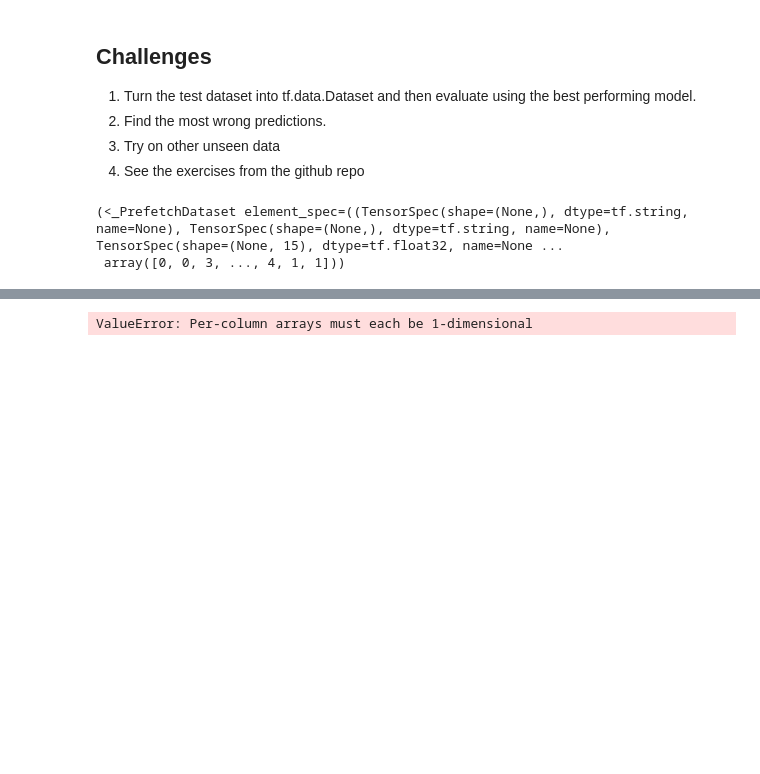
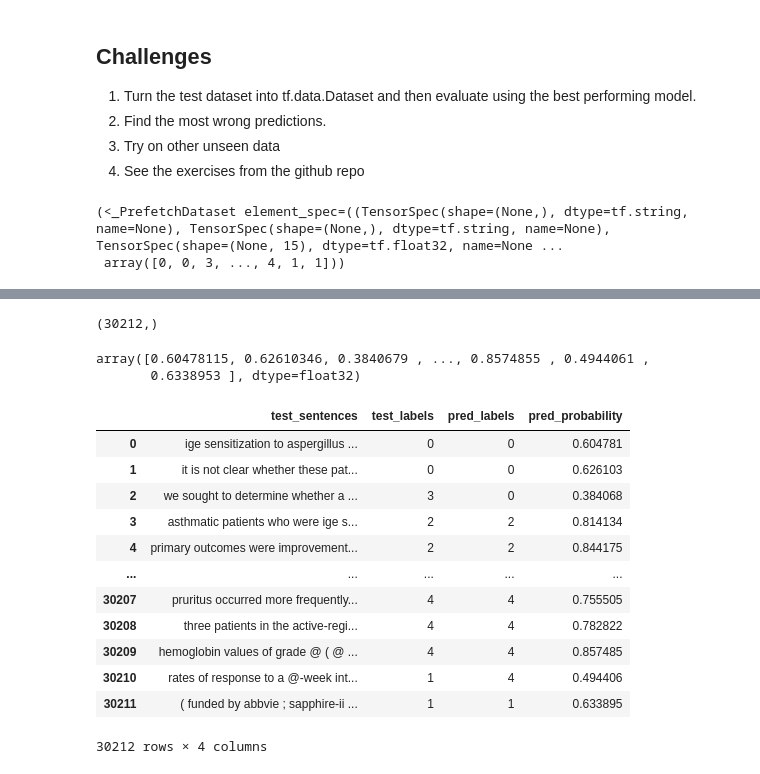
Before and after one commit to klsharma22/TensorflowCertifcationCourse, a Jupyter notebook: Milestone Projects/09_milestone_project_2_Skim_Lit.ipynb, the cells around one changed output, grey strips where cells are left out. Saved outputs shown, nothing was run; the diff lists cells and outputs as text; code cells hidden in the pictures; blank space fills up the shorter version.

Commit message:
Used the model on unseen data

```diff
--- a/Milestone Projects/09_milestone_project_2_Skim_Lit.ipynb
+++ b/Milestone Projects/09_milestone_project_2_Skim_Lit.ipynb
@@ -628,7 +628,7 @@ train_sentences[:5]
 # %%
 # Make a function which splits the sentence
 def split_chars(text):
-  return " ".join(list(text))
+  return " ".join(list(text.strip().lower()))
 # %%
 # Split data into character level
 train_chars = [split_chars(sentence) for sentence in train_sentences]
@@ -1201,15 +1201,35 @@ loaded_model_test_pred[:10]
 <tf.Tensor: shape=(10,), dtype=int64, numpy=array([0, 0, 0, 2, 2, 2, 4, 4, 4, 1])>
+# %%
+loaded_model_test_pred.numpy()
+# %% [output]
+(30212,)
 # %%
-loaded_model_preds = tf.reduce_max(loaded_model_test_probs, axis= 1)
+loaded_model_test_probs = tf.reduce_max(loaded_model_test_probs, axis= 1)
+loaded_model_test_probs.numpy()
+# %% [output]
+array([0.60478115, 0.62610346, 0.3840679 , ..., 0.8574855 , 0.4944061 ,
+       0.6338953 ], dtype=float32)
 # %%
 # Creating a dataframe to analyse
 test_pred_analysis = pd.DataFrame({
     'test_sentences': test_sentences,
     'test_labels': test_labels_encoded,
-    'pred_labels': loaded_model_test_pred,
-    'pred_probability': loaded_model_test_probs
+    'pred_labels': loaded_model_test_pred.numpy(),
+    'pred_probability': loaded_model_test_probs.numpy()
 })
 
 test_pred_analysis
 # %% [output]
+|  | test_sentences | test_labels | pred_labels | pred_probability |
+| 0 | ige sensitization to aspergillus ... | 0 | 0 | 0.604781 |
+| 1 | it is not clear whether these pat... | 0 | 0 | 0.626103 |
+| 2 | we sought to determine whether a ... | 3 | 0 | 0.384068 |
+| 3 | asthmatic patients who were ige s... | 2 | 2 | 0.814134 |
+| 4 | primary outcomes were improvement... | 2 | 2 | 0.844175 |
+| ... | ... | ... | ... | ... |
+| 30207 | pruritus occurred more frequently... | 4 | 4 | 0.755505 |
+| 30208 | three patients in the active-regi... | 4 | 4 | 0.782822 |
+| 30209 | hemoglobin values of grade @ ( @ ... | 4 | 4 | 0.857485 |
+| 30210 | rates of response to a @-week int... | 1 | 4 | 0.494406 |
+| 30211 | ( funded by abbvie ; sapphire-ii ... | 1 | 1 | 0.633895 |
-ValueError: Per-column arrays must each be 1-dimensional
+30212 rows × 4 columns
```
Also changed, not shown: parts of 12 cells of this notebook.
